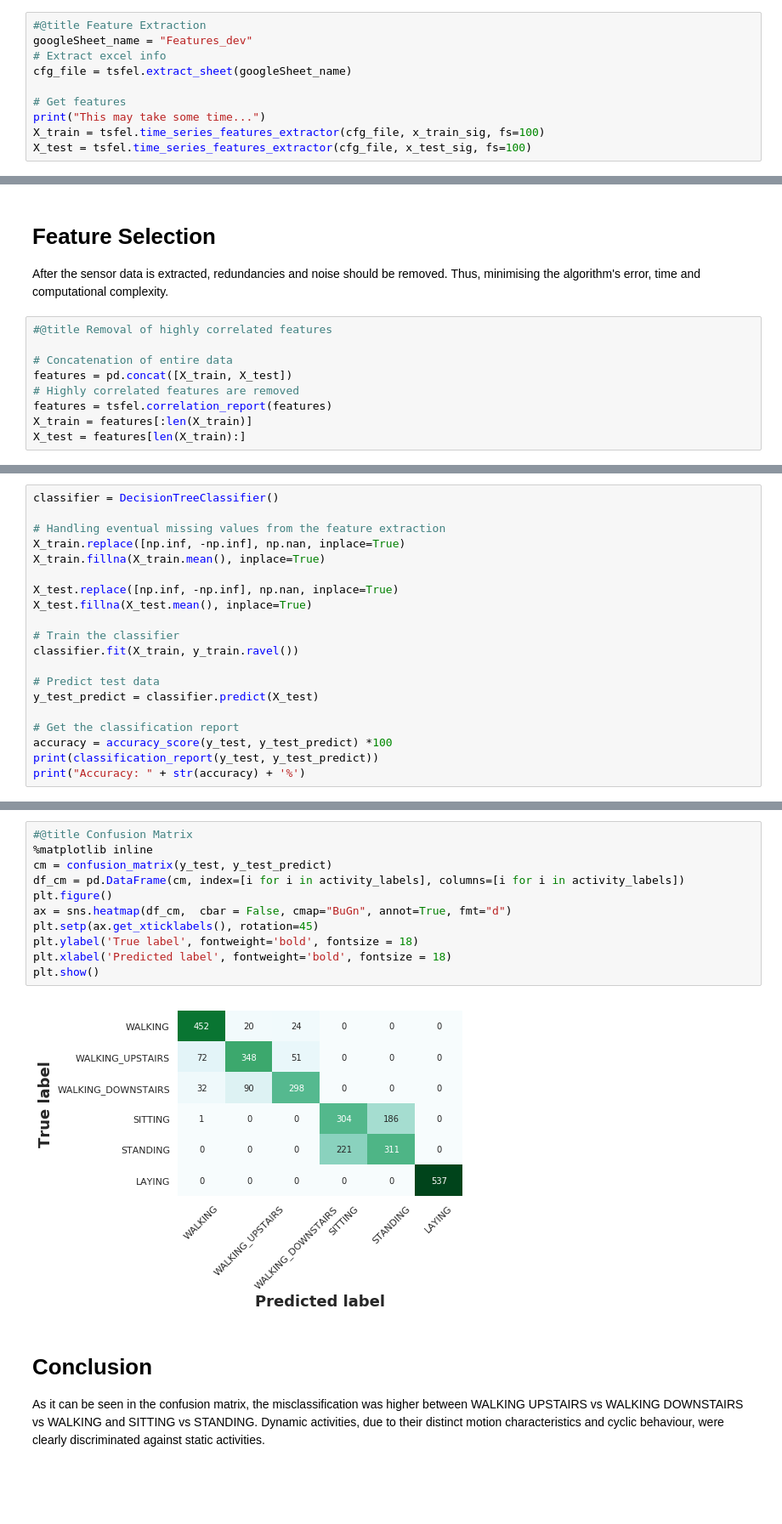
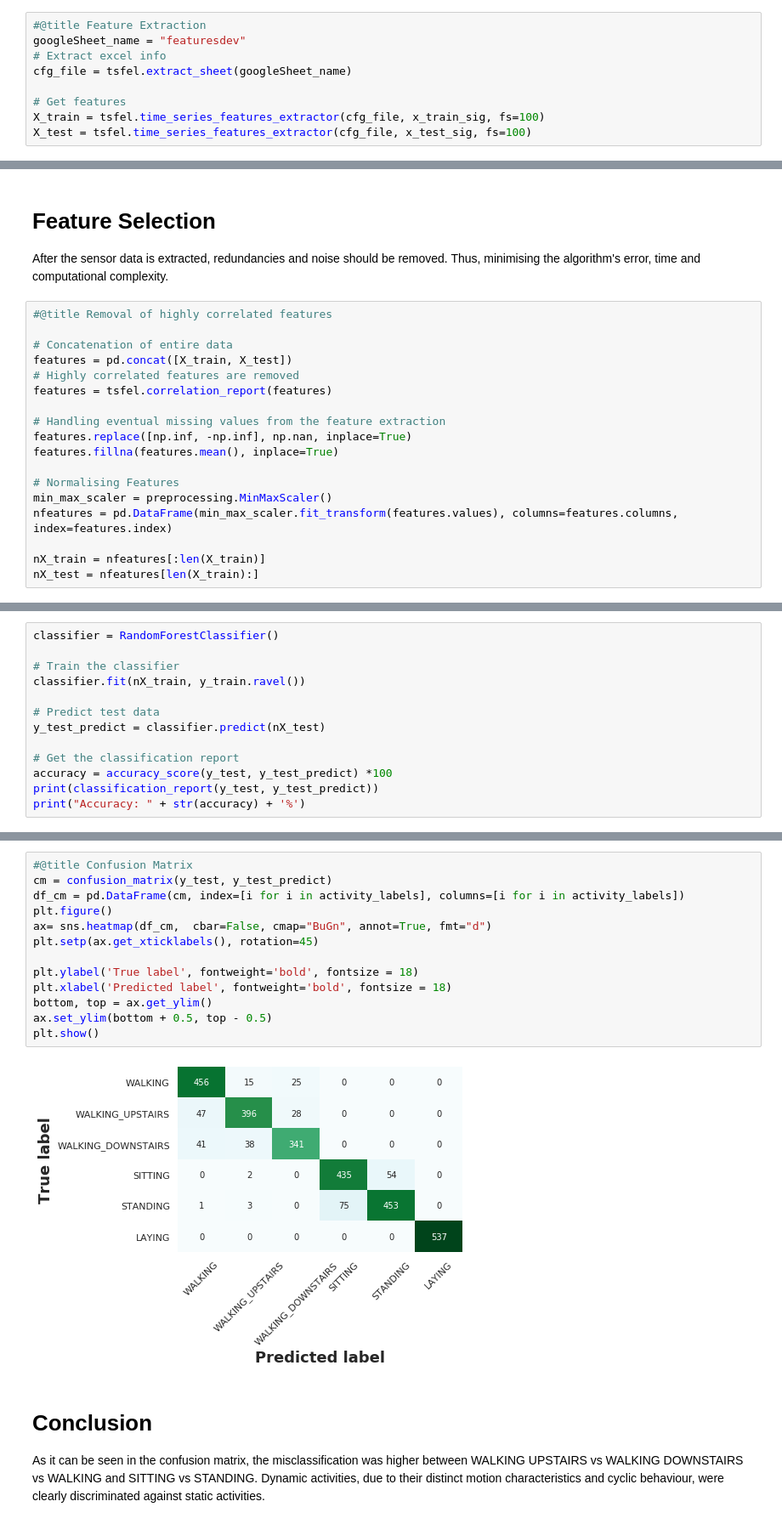
Before and after one commit to fraunhoferportugal/tsfel, a Jupyter notebook: notebooks/TSFEL_HAR_Example.ipynb, the cells around one changed output, grey strips where cells are left out. Shown at 85% size. Cells and saved outputs as stored; diff of their text form; blank space fills up the shorter version.

```diff
--- a/notebooks/TSFEL_HAR_Example.ipynb
+++ b/notebooks/TSFEL_HAR_Example.ipynb
@@ -91,12 +145,11 @@ The features to extract are defined in the [google sheet](https://docs.google.co
 **Change your google sheet file name and the googleSheet_name variable to your name so both have the same name.**
 # %%
 #@title Feature Extraction
-googleSheet_name = "Features_dev"
+googleSheet_name = "featuresdev"
 # Extract excel info
 cfg_file = tsfel.extract_sheet(googleSheet_name)
 
 # Get features
-print("This may take some time...")
 X_train = tsfel.time_series_features_extractor(cfg_file, x_train_sig, fs=100)
 X_test = tsfel.time_series_features_extractor(cfg_file, x_test_sig, fs=100)
 # %% [output]
@@ -114,7 +173,16 @@ After the sensor data is extracted, redundancies and noise should be removed. Th
 features = pd.concat([X_train, X_test])
 # Highly correlated features are removed
 features = tsfel.correlation_report(features)
-X_train = features[:len(X_train)]
-X_test = features[len(X_train):]
+
+# Handling eventual missing values from the feature extraction
+features.replace([np.inf, -np.inf], np.nan, inplace=True)
+features.fillna(features.mean(), inplace=True)
+
+# Normalising Features
+min_max_scaler = preprocessing.MinMaxScaler()
+nfeatures = pd.DataFrame(min_max_scaler.fit_transform(features.values), columns=features.columns, index=features.index)
+
+nX_train = nfeatures[:len(X_train)]
+nX_test = nfeatures[len(X_train):]
 # %% [output]
 Do you wish to remove correlated features? Enter y/n: y
@@ -189,18 +257,11 @@ In this example the classification is performed with a [Decision Tree](https://s
 # %%
-classifier = DecisionTreeClassifier()
-
-# Handling eventual missing values from the feature extraction
-X_train.replace([np.inf, -np.inf], np.nan, inplace=True)
-X_train.fillna(X_train.mean(), inplace=True)
-
-X_test.replace([np.inf, -np.inf], np.nan, inplace=True)
-X_test.fillna(X_test.mean(), inplace=True)
+classifier = RandomForestClassifier()
 
 # Train the classifier
-classifier.fit(X_train, y_train.ravel())
+classifier.fit(nX_train, y_train.ravel())
 
 # Predict test data
-y_test_predict = classifier.predict(X_test)
+y_test_predict = classifier.predict(nX_test)
 
 # Get the classification report
 accuracy = accuracy_score(y_test, y_test_predict) *100
@@ -224,16 +285,18 @@ Accuracy: 76.34882931795046%
 # %%
 #@title Confusion Matrix
-%matplotlib inline
 cm = confusion_matrix(y_test, y_test_predict)
 df_cm = pd.DataFrame(cm, index=[i for i in activity_labels], columns=[i for i in activity_labels])
 plt.figure()
-ax = sns.heatmap(df_cm,  cbar = False, cmap="BuGn", annot=True, fmt="d")
+ax= sns.heatmap(df_cm,  cbar=False, cmap="BuGn", annot=True, fmt="d")
 plt.setp(ax.get_xticklabels(), rotation=45)
+
 plt.ylabel('True label', fontweight='bold', fontsize = 18)
 plt.xlabel('Predicted label', fontweight='bold', fontsize = 18)
+bottom, top = ax.get_ylim()
+ax.set_ylim(bottom + 0.5, top - 0.5)
 plt.show()
 # %% [output]
-[figure, old version]
+[figure, new version]
 # %% [markdown]
 # Conclusion
 
```
Also changed, not shown: parts of 12 cells of this notebook, 1 other file.
